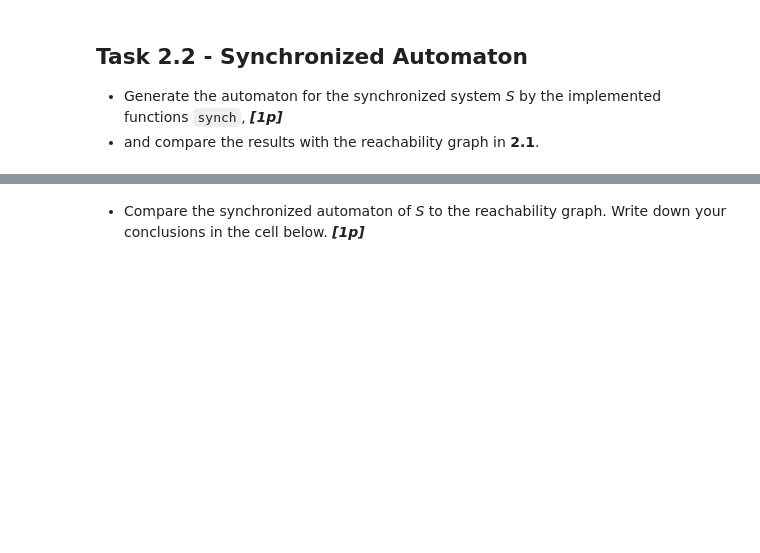
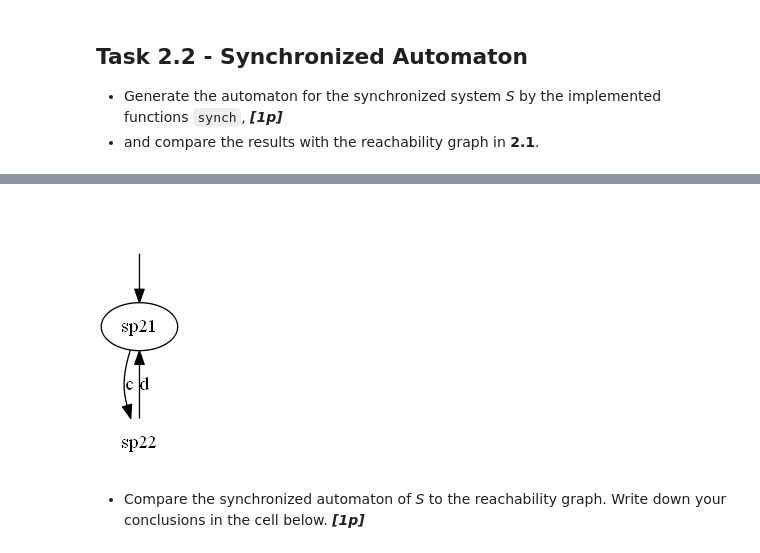
Before and after one commit to SpartanTan/SSY165DES, a Jupyter notebook: assignment1/sync_and_reach.ipynb, the cells around one changed output, grey strips where cells are left out. Saved outputs shown, nothing was run; the diff lists cells and outputs as text; code cells hidden in the pictures; blank space fills up the shorter version.

```diff
--- a/assignment1/sync_and_reach.ipynb
+++ b/assignment1/sync_and_reach.ipynb
@@ -607,3 +768,7 @@ assert S.init == 'p11.p21.sp11.sp21', 'Please, follow the synchronization order
+# %%
+plot_automaton(sp2,"sp2")
+# %% [output]
+[figure, added]
 # %% [markdown]
 * Compare the synchronized automaton of *S* to the reachability graph. Write down your conclusions in the cell below. ***[1p]***
 # %% [markdown]
```
Also changed, not shown: parts of 15 cells of this notebook, 38 other files.
